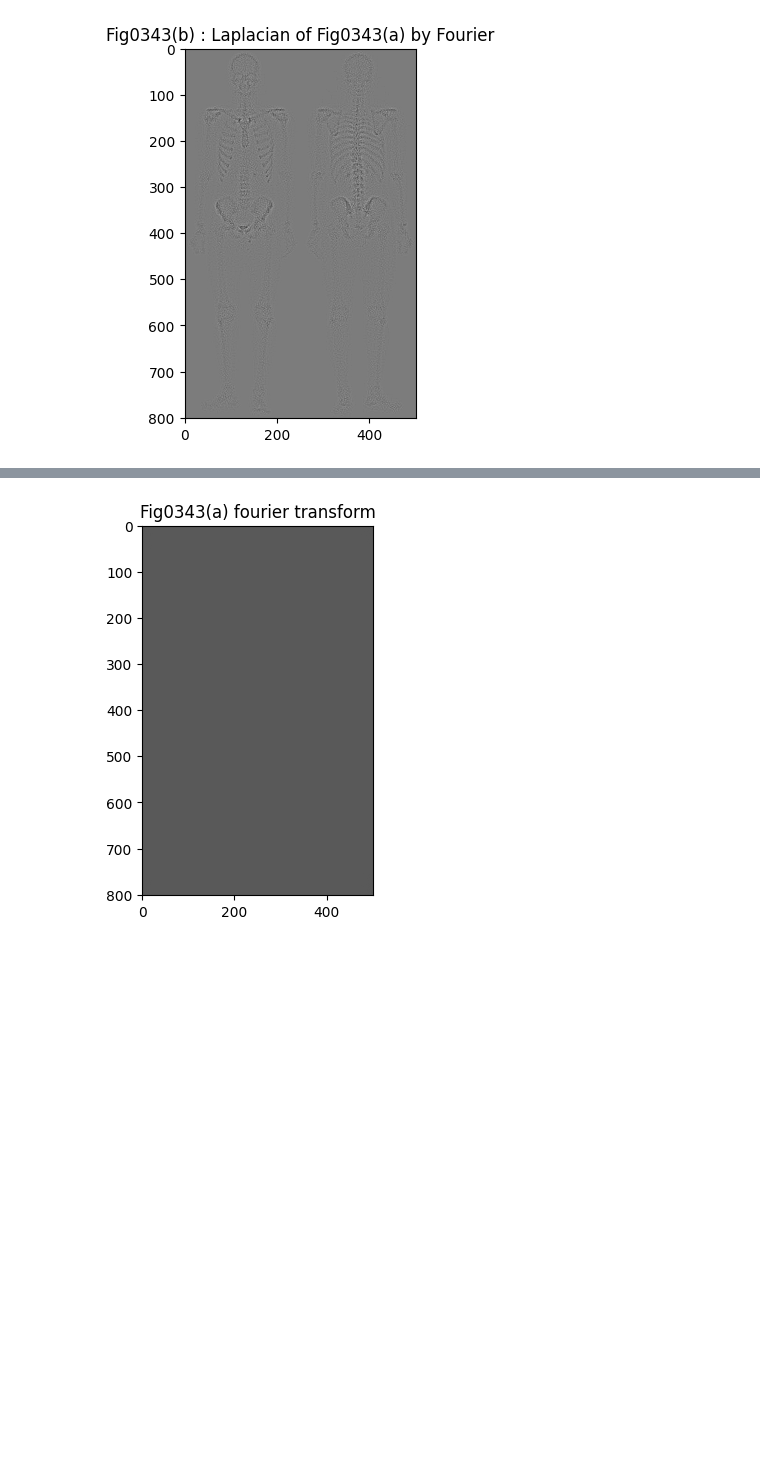
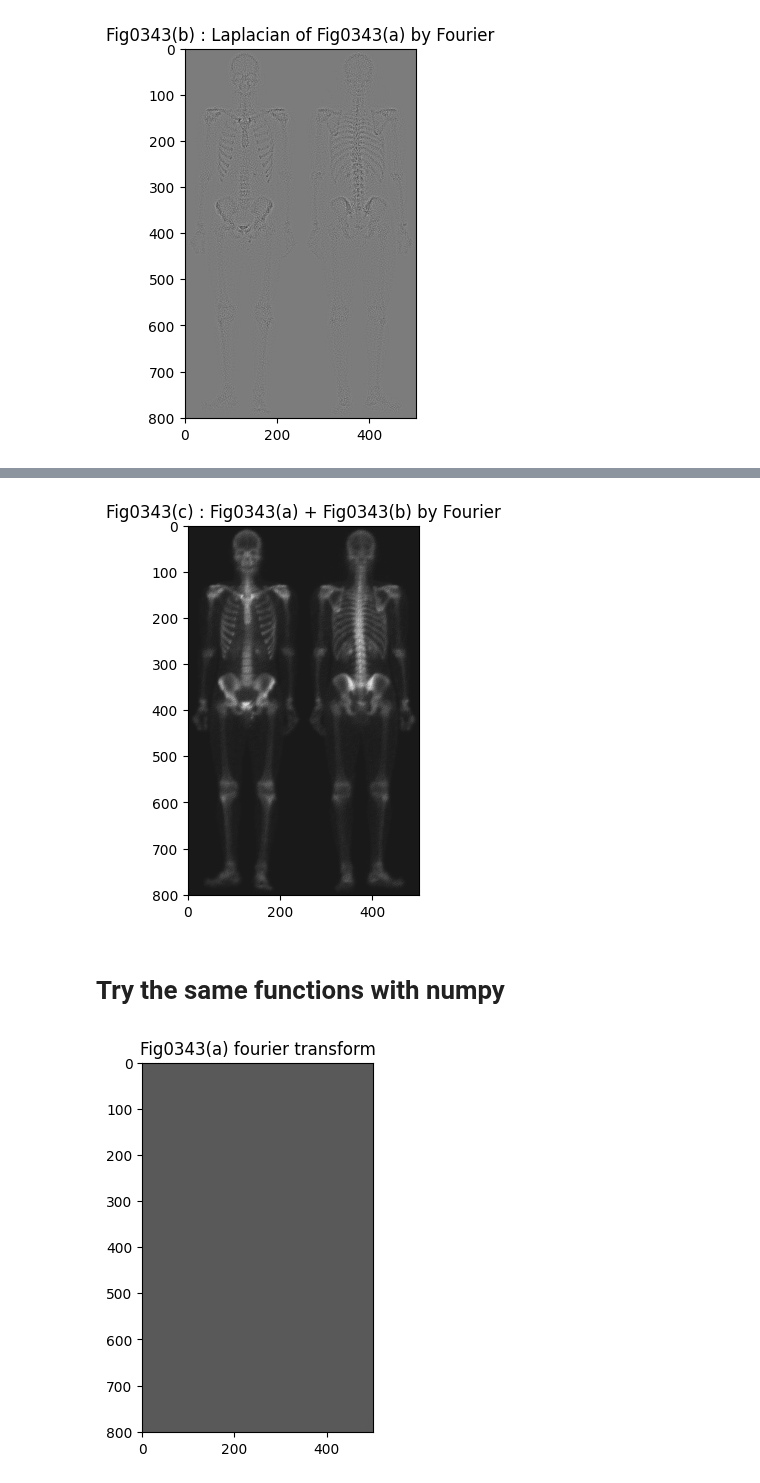
Before and after one commit to fouad1233/image_processing_tutorials, a Jupyter notebook: 005_frequency_domain_filtering/main.ipynb, the cells around one changed output, grey strips where cells are left out. Cells and saved outputs as stored; diff of their text form; code cells hidden in the pictures; blank space fills up the shorter version.

```diff
--- a/005_frequency_domain_filtering/main.ipynb
+++ b/005_frequency_domain_filtering/main.ipynb
@@ -99,3 +108,15 @@ plt.imshow(np.real(fig_03_43_b_inverse_fourier), cmap='gray')
+# %%
+fig_03_43_c_fourier_domain = fig_03_43_a_fourier + fig_03_43_b_fourier_domain
+fig_03_43_c_inverse_fourier = Image_analyzer().my2Difft(fig_03_43_c_fourier_domain)
+# %%
+plt.figure()
+plt.title("Fig0343(c) : Fig0343(a) + Fig0343(b) by Fourier")
+plt.imshow(np.real(fig_03_43_c_inverse_fourier), cmap='gray')
+plt.show()
+# %% [output]
+[figure, added]
+# %% [markdown]
+# Try the same functions with numpy
 # %%
 #try to do the same things with numpy
 fig_03_43_a_np = fig_03_43_a_analyzer.image_array
```
Also changed, not shown: parts of 2 cells of this notebook.
